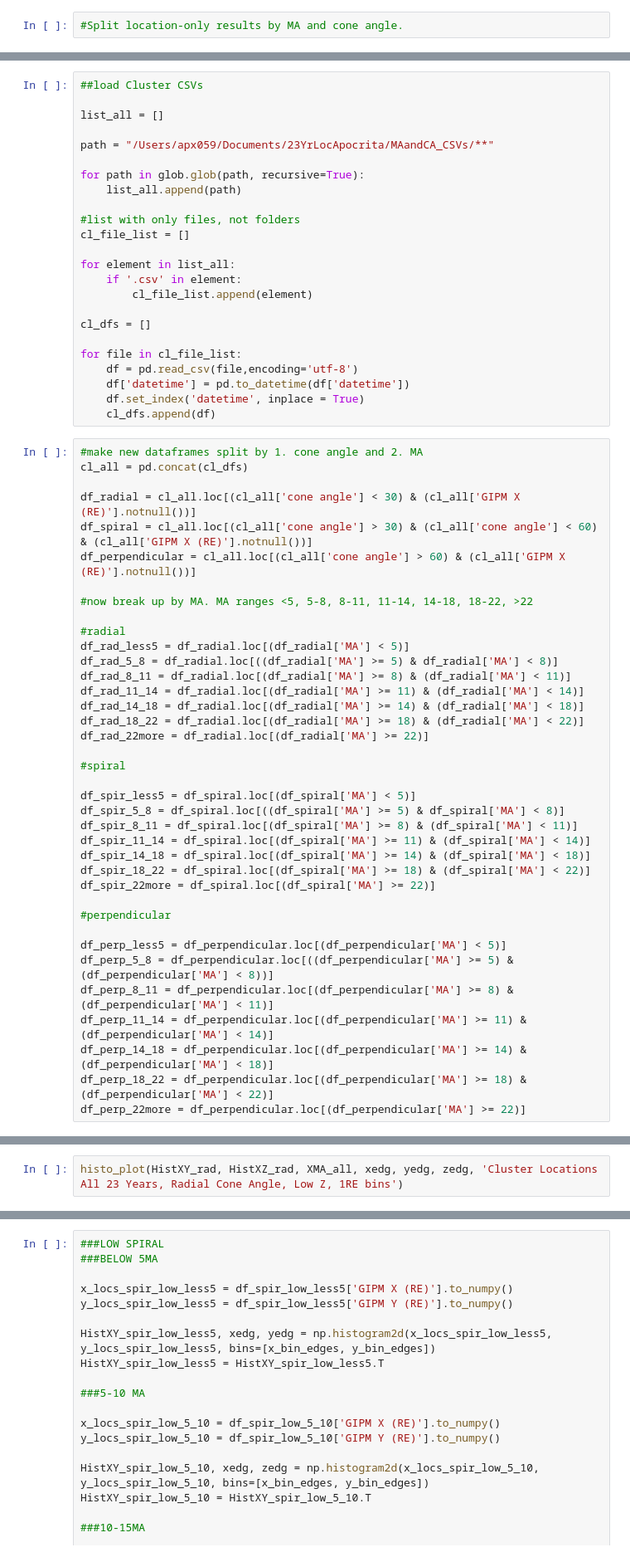
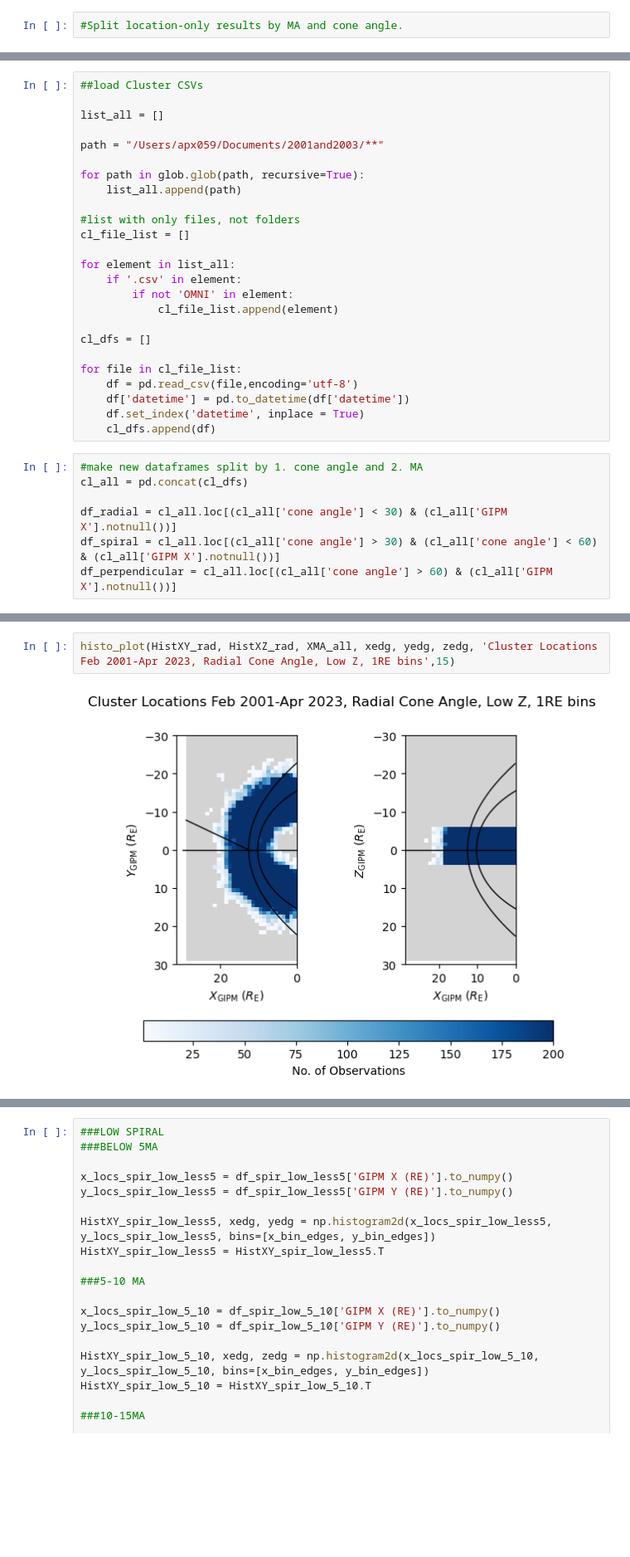
Before and after one commit to solarwindstream/gipm-mapping, a Jupyter notebook: Fine_Binning.ipynb, the cells around one changed output, grey strips where cells are left out. Shown at 83% size. Cells and saved outputs as stored; diff of their text form; blank space fills up the shorter version.

```diff
--- a/Fine_Binning.ipynb
+++ b/Fine_Binning.ipynb
@@ -57,7 +57,7 @@ XMA_all = XMA_finder(omni_all)
 
 list_all = []
 
-path = "/Users/apx059/Documents/23YrLocApocrita/MAandCA_CSVs/**"
+path = "/Users/apx059/Documents/2001and2003/**"
 
 for path in glob.glob(path, recursive=True):
     list_all.append(path)
@@ -67,7 +67,8 @@ cl_file_list = []
 
 for element in list_all:
     if '.csv' in element:
-        cl_file_list.append(element)
+        if not 'OMNI' in element:
+            cl_file_list.append(element)
 
 cl_dfs = []
 
@@ -80,37 +81,6 @@ for file in cl_file_list:
 #make new dataframes split by 1. cone angle and 2. MA
 cl_all = pd.concat(cl_dfs)
 
-df_radial = cl_all.loc[(cl_all['cone angle'] < 30) & (cl_all['GIPM X (RE)'].notnull())]
-df_spiral = cl_all.loc[(cl_all['cone angle'] > 30) & (cl_all['cone angle'] < 60) & (cl_all['GIPM X (RE)'].notnull())]
-df_perpendicular = cl_all.loc[(cl_all['cone angle'] > 60) & (cl_all['GIPM X (RE)'].notnull())]
-
-#now break up by MA. MA ranges <5, 5-8, 8-11, 11-14, 14-18, 18-22, >22
-
-#radial
-df_rad_less5 = df_radial.loc[(df_radial['MA'] < 5)]
-df_rad_5_8 = df_radial.loc[((df_radial['MA'] >= 5) & df_radial['MA'] < 8)]
-df_rad_8_11 = df_radial.loc[(df_radial['MA'] >= 8) & (df_radial['MA'] < 11)]
-df_rad_11_14 = df_radial.loc[(df_radial['MA'] >= 11) & (df_radial['MA'] < 14)]
-df_rad_14_18 = df_radial.loc[(df_radial['MA'] >= 14) & (df_radial['MA'] < 18)]
-df_rad_18_22 = df_radial.loc[(df_radial['MA'] >= 18) & (df_radial['MA'] < 22)]
-df_rad_22more = df_radial.loc[(df_radial['MA'] >= 22)]
-
-#spiral
-
-df_spir_less5 = df_spiral.loc[(df_spiral['MA'] < 5)]
-df_spir_5_8 = df_spiral.loc[((df_spiral['MA'] >= 5) & df_spiral['MA'] < 8)]
-df_spir_8_11 = df_spiral.loc[(df_spiral['MA'] >= 8) & (df_spiral['MA'] < 11)]
-df_spir_11_14 = df_spiral.loc[(df_spiral['MA'] >= 11) & (df_spiral['MA'] < 14)]
-df_spir_14_18 = df_spiral.loc[(df_spiral['MA'] >= 14) & (df_spiral['MA'] < 18)]
-df_spir_18_22 = df_spiral.loc[(df_spiral['MA'] >= 18) & (df_spiral['MA'] < 22)]
-df_spir_22more = df_spiral.loc[(df_spiral['MA'] >= 22)]
-
-#perpendicular
-
-df_perp_less5 = df_perpendicular.loc[(df_perpendicular['MA'] < 5)]
-df_perp_5_8 = df_perpendicular.loc[((df_perpendicular['MA'] >= 5) & (df_perpendicular['MA'] < 8))]
-df_perp_8_11 = df_perpendicular.loc[(df_perpendicular['MA'] >= 8) & (df_perpendicular['MA'] < 11)]
-df_perp_11_14 = df_perpendicular.loc[(df_perpendicular['MA'] >= 11) & (df_perpendicular['MA'] < 14)]
-df_perp_14_18 = df_perpendicular.loc[(df_perpendicular['MA'] >= 14) & (df_perpendicular['MA'] < 18)]
-df_perp_18_22 = df_perpendicular.loc[(df_perpendicular['MA'] >= 18) & (df_perpendicular['MA'] < 22)]
-df_perp_22more = df_perpendicular.loc[(df_perpendicular['MA'] >= 22)]
+df_radial = cl_all.loc[(cl_all['cone angle'] < 30) & (cl_all['GIPM X'].notnull())]
+df_spiral = cl_all.loc[(cl_all['cone angle'] > 30) & (cl_all['cone angle'] < 60) & (cl_all['GIPM X'].notnull())]
+df_perpendicular = cl_all.loc[(cl_all['cone angle'] > 60) & (cl_all['GIPM X'].notnull())]
@@ -360,3 +566,5 @@ histo_plot(HistXY_05_low,HistXZ_05_low, XMA_all, xedg, yedg, zedg, 'Cluster Loca
 # %%
-histo_plot(HistXY_rad, HistXZ_rad, XMA_all, xedg, yedg, zedg, 'Cluster Locations All 23 Years, Radial Cone Angle, Low Z, 1RE bins')
+histo_plot(HistXY_rad, HistXZ_rad, XMA_all, xedg, yedg, zedg, 'Cluster Locations Feb 2001-Apr 2023, Radial Cone Angle, Low Z, 1RE bins',15)
+# %% [output]
+[figure, added]
 # %%
```
Also changed, not shown: parts of 33 cells of this notebook.
